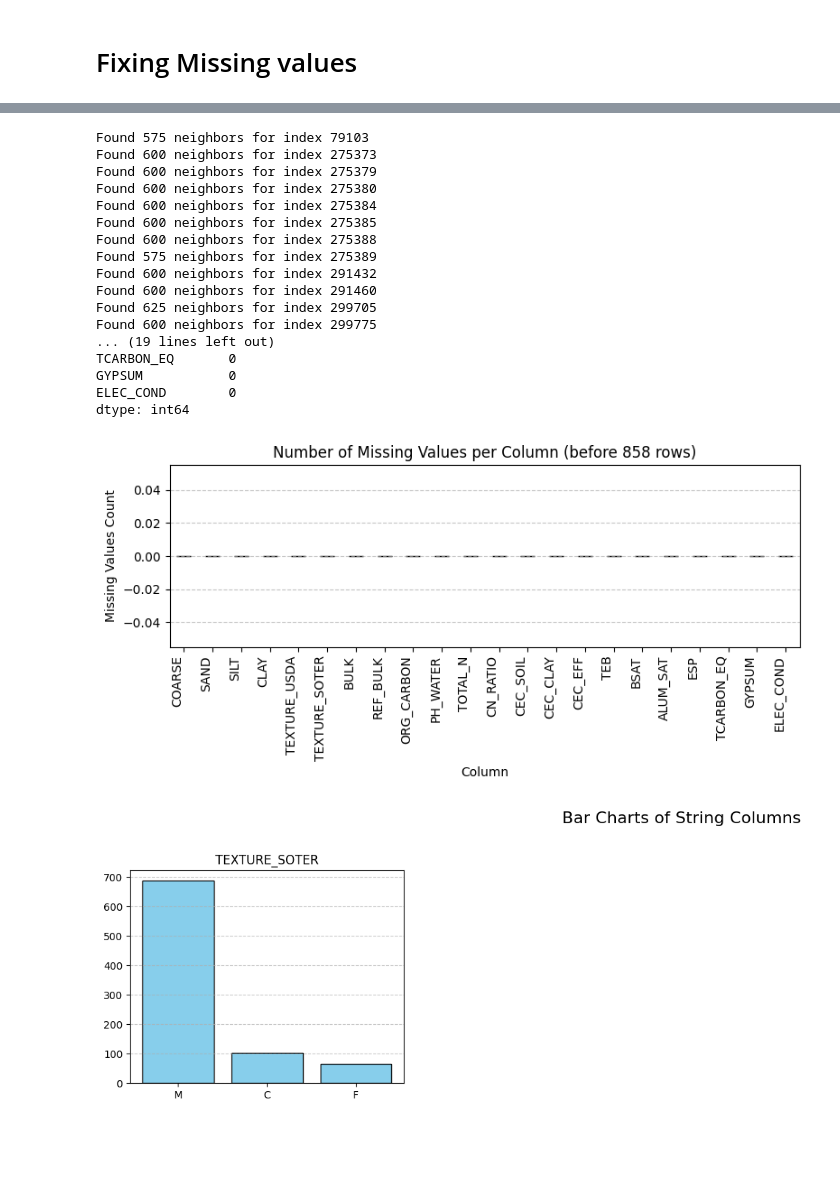
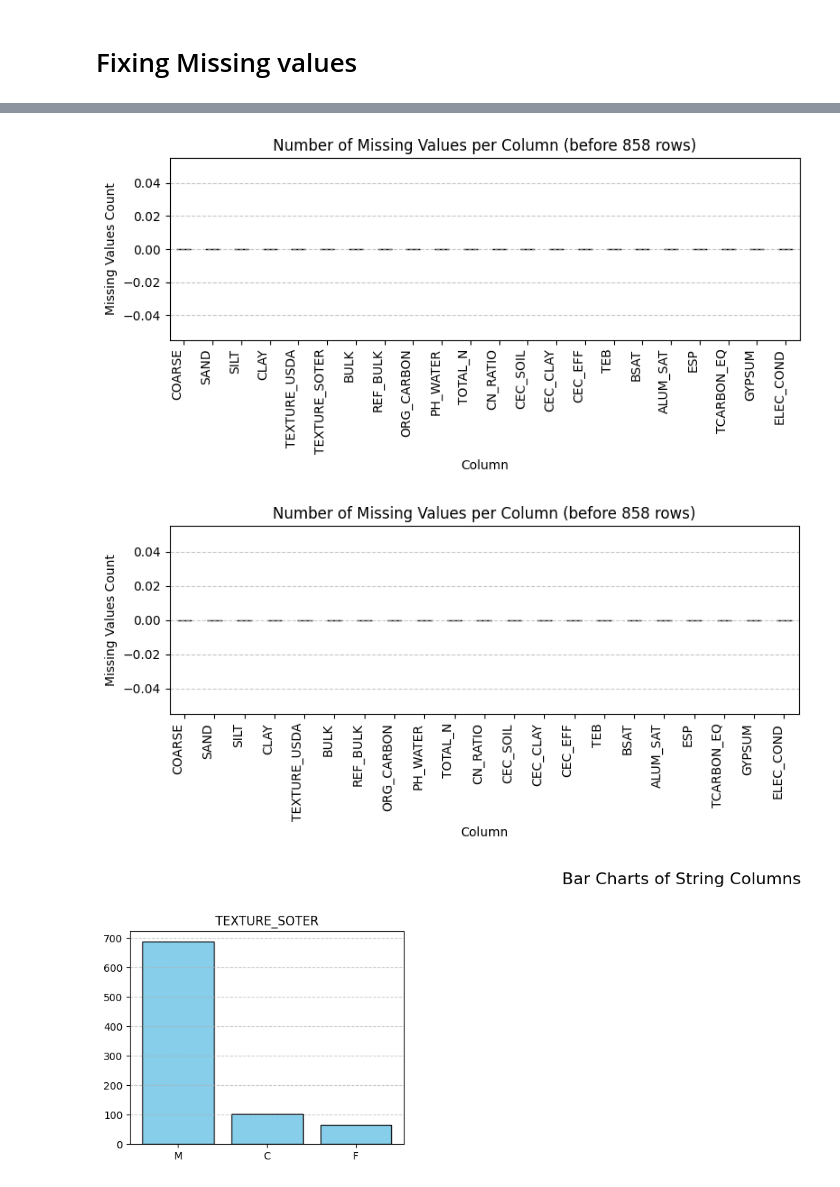
Before and after one commit to MohamedRamzi9/Data-Mining-Project, a Jupyter notebook: data_processing/soil.ipynb, the cells around one changed output, grey strips where cells are left out. Saved outputs shown, nothing was run; the diff lists cells and outputs as text; code cells hidden in the pictures; blank space fills up the shorter version.

```diff
--- a/data_processing/soil.ipynb
+++ b/data_processing/soil.ipynb
@@ -181,8 +200,13 @@ def fix_missing_values(index, defualt_result_row):
         return default_result_row
 
     numeric_cols = neighbors_layers.select_dtypes(include=['number']).mean().to_frame().T
+    default_numeric_cols = default_result_row.select_dtypes(include=['number'])
+    numeric_cols[numeric_cols < 0] = default_numeric_cols[numeric_cols < 0]
+
     string_cols = neighbors_layers.select_dtypes(include=['object']).mode().iloc[0].to_frame().T
+
     result_row = pd.concat([numeric_cols, string_cols], axis=1)[neighbors_layers.columns]
+
     return result_row
 
 missing_values_indices = missing_values_rows.index
@@ -192,13 +216,15 @@ numeric_cols_names = all_cols.select_dtypes(include='number').columns
 string_cols_names = all_cols.select_dtypes(include='object').columns
 default_result_row[numeric_cols_names] = all_cols[numeric_cols_names].median()
 default_result_row[string_cols_names] = all_cols[string_cols_names].mode().iloc[0]
-# print(default_result_row)
+print("Default row ", next(default_result_row.itertuples()))
 
 for i, index in enumerate(missing_values_indices):
     result_row = fix_missing_values(index, default_result_row)
+    print(next(result_row.itertuples()))
     all_cols.loc[index] = result_row.iloc[0]
-print(all_cols.isnull().sum())
+# print(all_cols.isnull().sum())
 
 missing_values_count = all_cols.isnull().sum()
 plot_missing_values(missing_values_count, all_cols.shape[0])
+plot_missing_values((all_cols[numeric_cols_names] < 0).sum(), all_cols.shape[0])
 # %% [output]
@@ -210,21 +248,5 @@ Found 600 neighbors for index 79098
-Found 575 neighbors for index 79103
-Found 600 neighbors for index 275373
-Found 600 neighbors for index 275379
-Found 600 neighbors for index 275380
-Found 600 neighbors for index 275384
-Found 600 neighbors for index 275385
-Found 600 neighbors for index 275388
-Found 575 neighbors for index 275389
-Found 600 neighbors for index 291432
-Found 600 neighbors for index 291460
-Found 625 neighbors for index 299705
-Found 600 neighbors for index 299775
-... (19 lines left out)
-TCARBON_EQ       0
-GYPSUM           0
-ELEC_COND        0
-dtype: int64
 [figure]
+[figure, added]
 # %%
 string_cols = all_cols.select_dtypes(include=['object'])
 # plot bar charts for categorical columns
```
Also changed, not shown: parts of 5 cells of this notebook, 3 other files.
